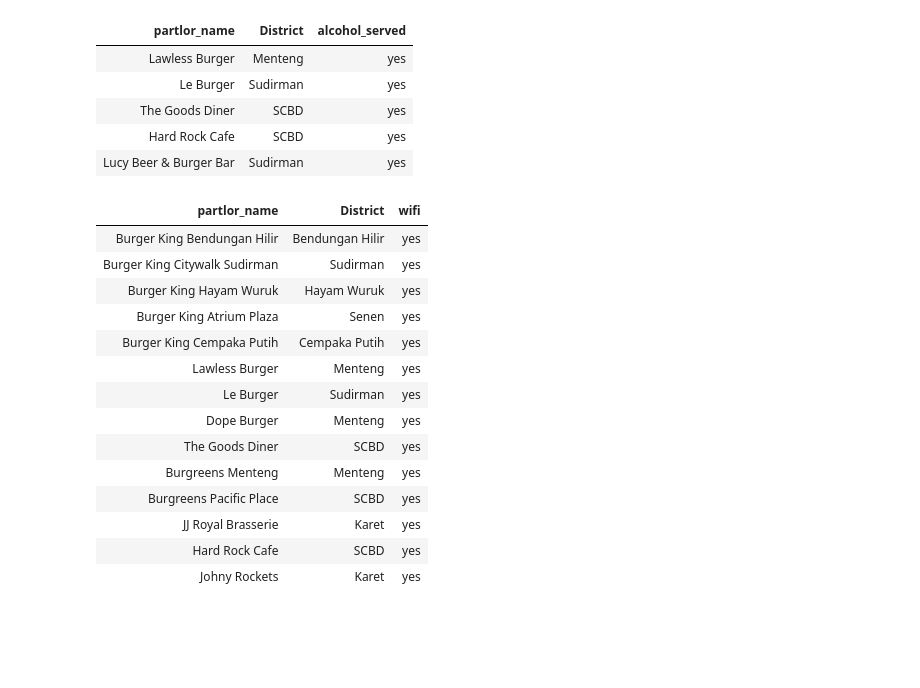
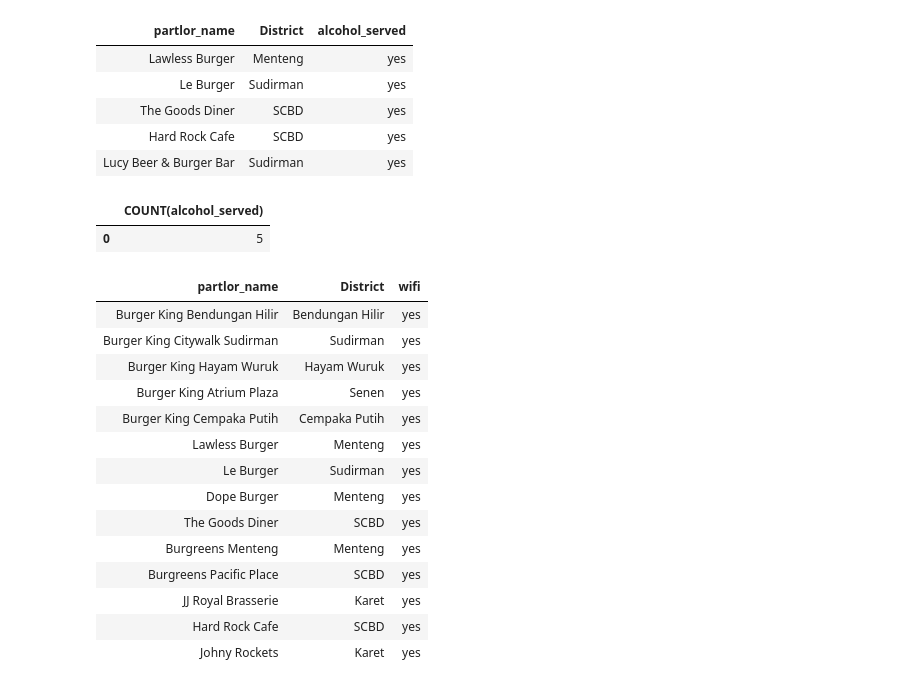
Before and after one commit to miradelimanr/Burger-Jakarta, a Jupyter notebook: central-jakarta.ipynb, the cells around one changed output. Saved outputs shown, nothing was run; the diff lists cells and outputs as text; code cells hidden in the pictures; blank space fills up the shorter version.

```diff
--- a/central-jakarta.ipynb
+++ b/central-jakarta.ipynb
@@ -271,3 +260,9 @@ alcohol.count()
+# %%
+alcohol = sqldf("SELECT COUNT(alcohol_served) FROM burger GROUP BY alcohol_served HAVING alcohol_served = 'yes'")
+alcohol
+# %% [output]
+|  | COUNT(alcohol_served) |
+| 0 | 5 |
 # %%
 #wifi
 wifi = sqldf("SELECT partlor_name, district, wifi FROM burger WHERE wifi = 'yes'")
```
Also changed, not shown: parts of 3 cells of this notebook.
